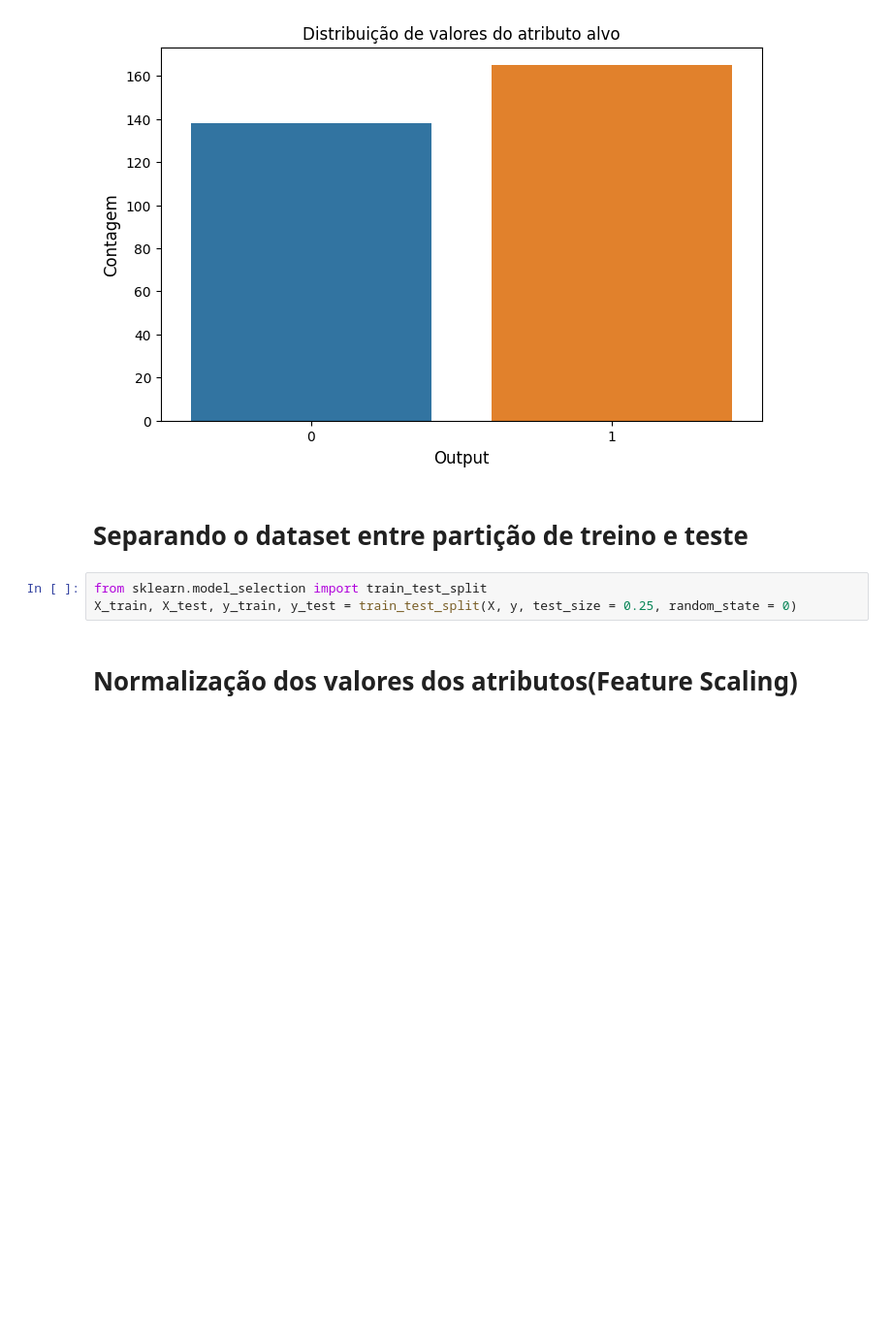
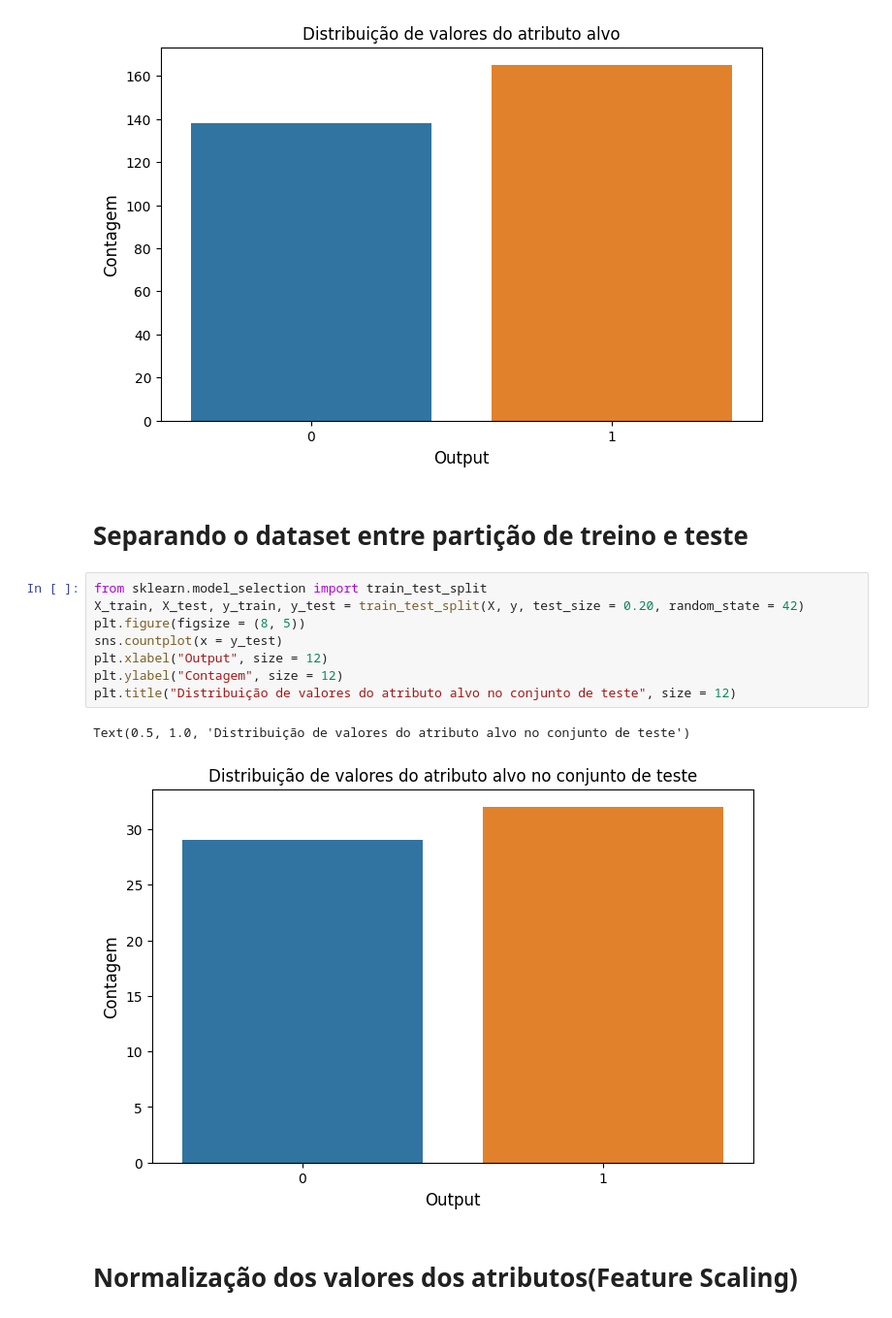
Before and after one commit to italoportinho/trabalho-am-2023-2, a Jupyter notebook: notebooks/knn.ipynb, the cells around one changed output. Shown: that part at 97% size. Cells and saved outputs as stored; diff of their text form; blank space fills up the shorter version.

```diff
--- a/notebooks/knn.ipynb
+++ b/notebooks/knn.ipynb
@@ -70,9 +70,17 @@ Text(0.5, 1.0, 'Distribuição de valores do atributo alvo')
 [figure]
 # %% [markdown]
 # **Separando o dataset entre partição de treino e teste**
-# %%
-from sklearn.model_selection import train_test_split
-X_train, X_test, y_train, y_test = train_test_split(X, y, test_size = 0.25, random_state = 0)
+# %%
+from sklearn.model_selection import train_test_split
+X_train, X_test, y_train, y_test = train_test_split(X, y, test_size = 0.20, random_state = 42)
+plt.figure(figsize = (8, 5))
+sns.countplot(x = y_test)
+plt.xlabel("Output", size = 12)
+plt.ylabel("Contagem", size = 12)
+plt.title("Distribuição de valores do atributo alvo no conjunto de teste", size = 12)
+# %% [output]
+Text(0.5, 1.0, 'Distribuição de valores do atributo alvo no conjunto de teste')
+[figure, added]
 # %% [markdown]
 # **Normalização dos valores dos atributos(Feature Scaling)**
 # %%
```
Also changed, not shown: parts of 3 cells of this notebook, 3 other files.
